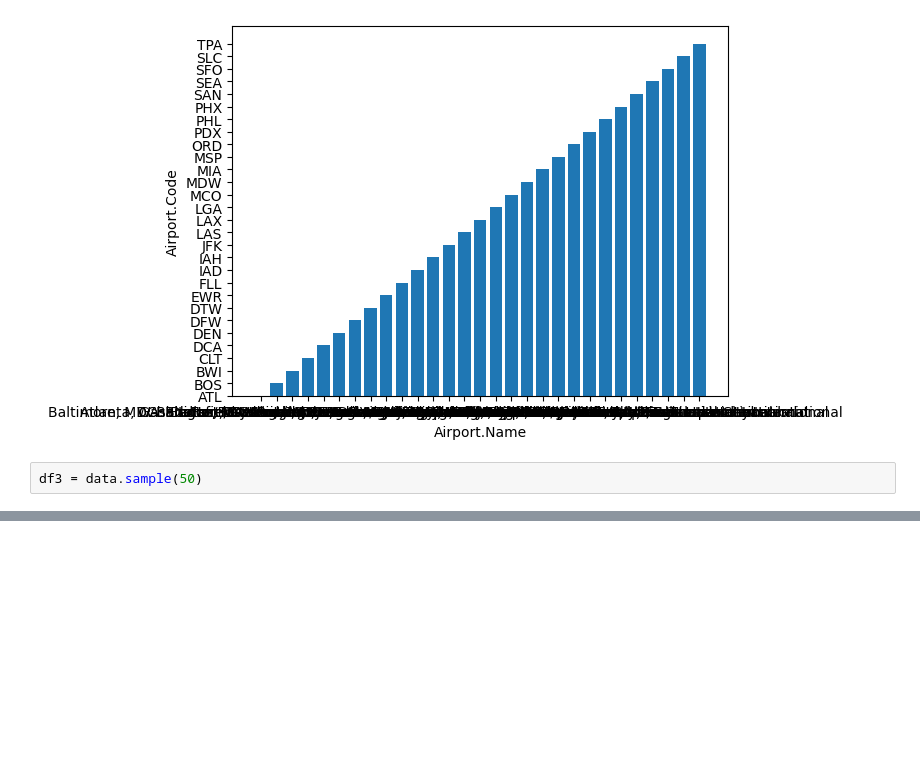
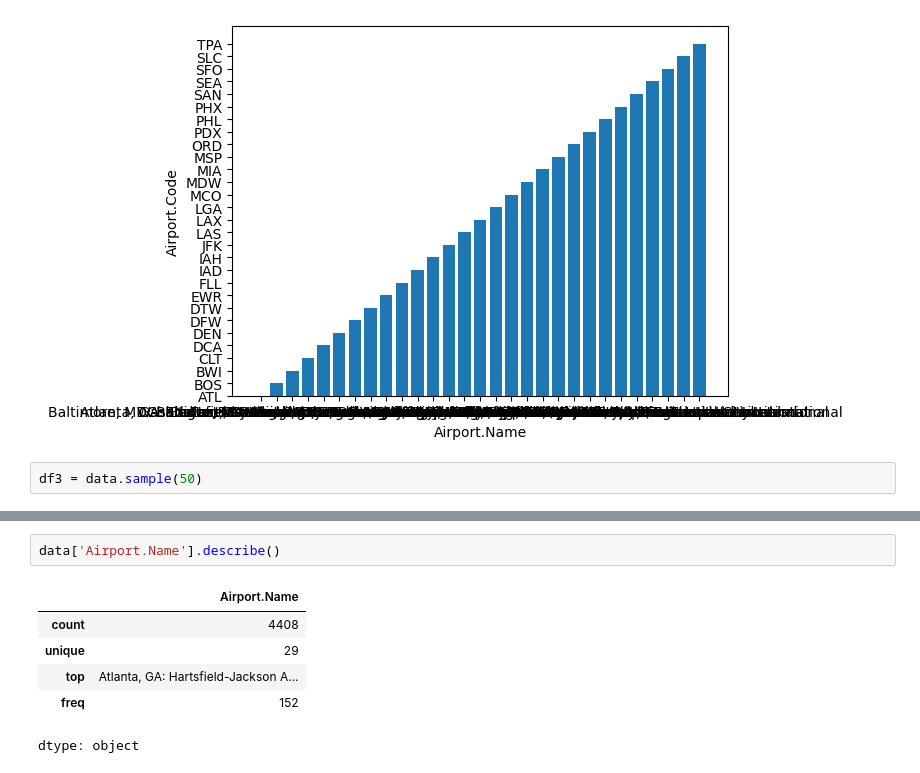
Before and after one commit to Mahdi-Miri/pandas, a Jupyter notebook: pandas.ipynb, the cells around one changed output, grey strips where cells are left out. Saved outputs shown, nothing was run; the diff lists cells and outputs as text; blank space fills up the shorter version.

```diff
--- a/pandas.ipynb
+++ b/pandas.ipynb
@@ -247,0 +281,9 @@ plt.show()
+# %%
+data['Airport.Name'].describe()
+# %% [output]
+|  | Airport.Name |
+| count | 4408 |
+| unique | 29 |
+| top | Atlanta, GA: Hartsfield-Jackson A... |
+| freq | 152 |
+dtype: object
```
Also changed, not shown: parts of 7 cells of this notebook.
